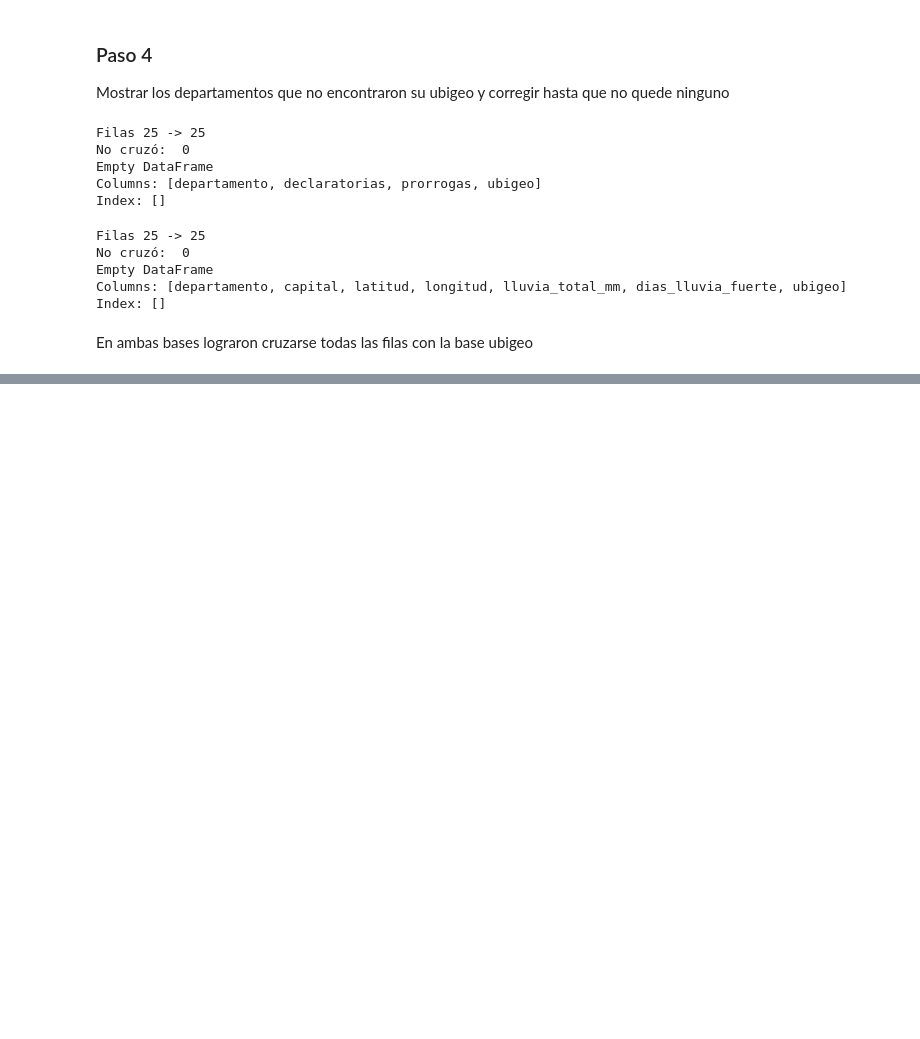
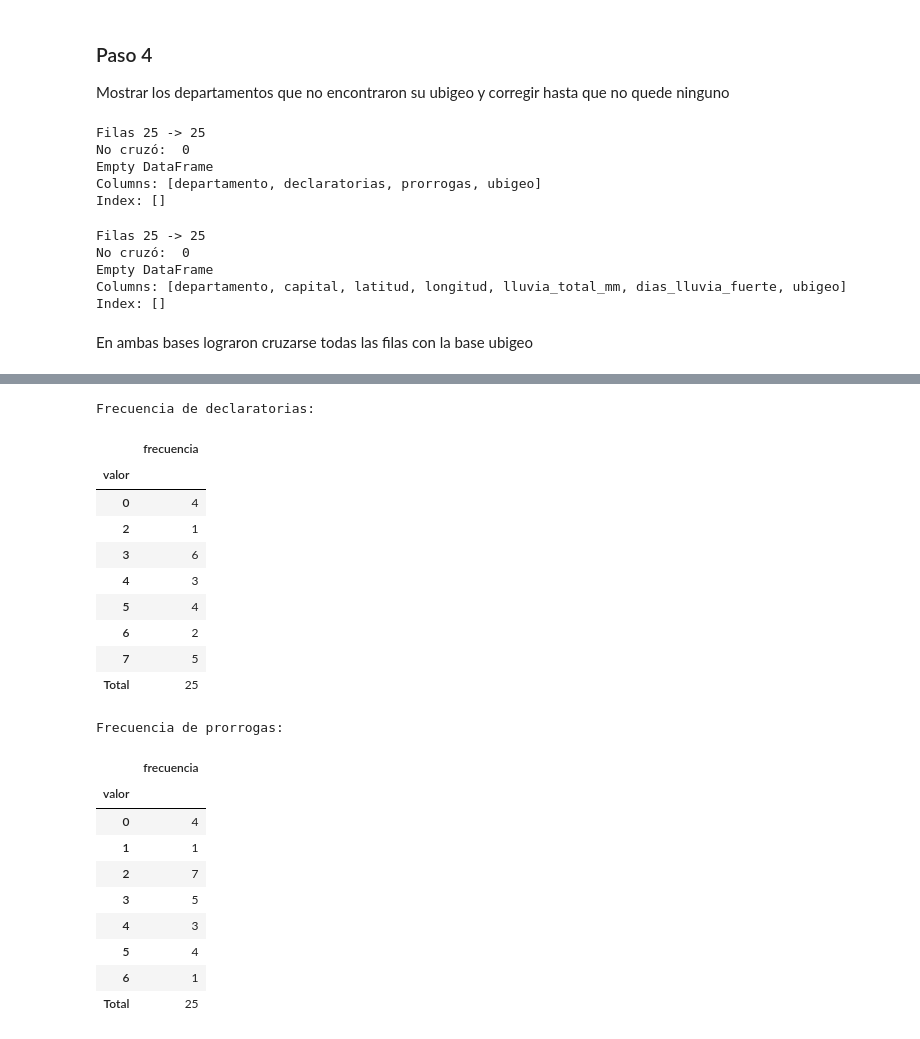
Before and after one commit to diegosimemirror/Grupo-3-Python-PUCP, a Jupyter notebook: assignment_2/cruce_analisis.ipynb, the cells around one changed output, grey strips where cells are left out. Saved outputs shown, nothing was run; the diff lists cells and outputs as text; code cells hidden in the pictures; blank space fills up the shorter version.

```diff
--- a/assignment_2/cruce_analisis.ipynb
+++ b/assignment_2/cruce_analisis.ipynb
@@ -152,0 +209,37 @@ En ambas bases lograron cruzarse todas las filas con la base ubigeo
+# %%
+# Verificación de los valores de las columnas de declaratorias y prorrogas para identificar si hay valores faltantes
+def tabla_frecuencia(serie):
+    tabla = serie.value_counts(dropna=False).sort_index().to_frame("frecuencia")
+    tabla.index = tabla.index.map(lambda x: "Sin dato (NA)" if pd.isna(x) else int(x))
+    tabla.index.name = "valor"
+    tabla.loc["Total"] = tabla["frecuencia"].sum()
+    return tabla
+
+print("Frecuencia de declaratorias:")
+display(tabla_frecuencia(tabla_final["declaratorias"]))
+
+print("\nFrecuencia de prorrogas:")
+display(tabla_frecuencia(tabla_final["prorrogas"]))
+# %% [output]
+Frecuencia de declaratorias:
+|  | frecuencia |
+| valor |  |
+| 0 | 4 |
+| 2 | 1 |
+| 3 | 6 |
+| 4 | 3 |
+| 5 | 4 |
+| 6 | 2 |
+| 7 | 5 |
+| Total | 25 |
+Frecuencia de prorrogas:
+|  | frecuencia |
+| valor |  |
+| 0 | 4 |
+| 1 | 1 |
+| 2 | 7 |
+| 3 | 5 |
+| 4 | 3 |
+| 5 | 4 |
+| 6 | 1 |
+| Total | 25 |
```
Also changed, not shown: parts of 10 cells of this notebook, 3 other files.
